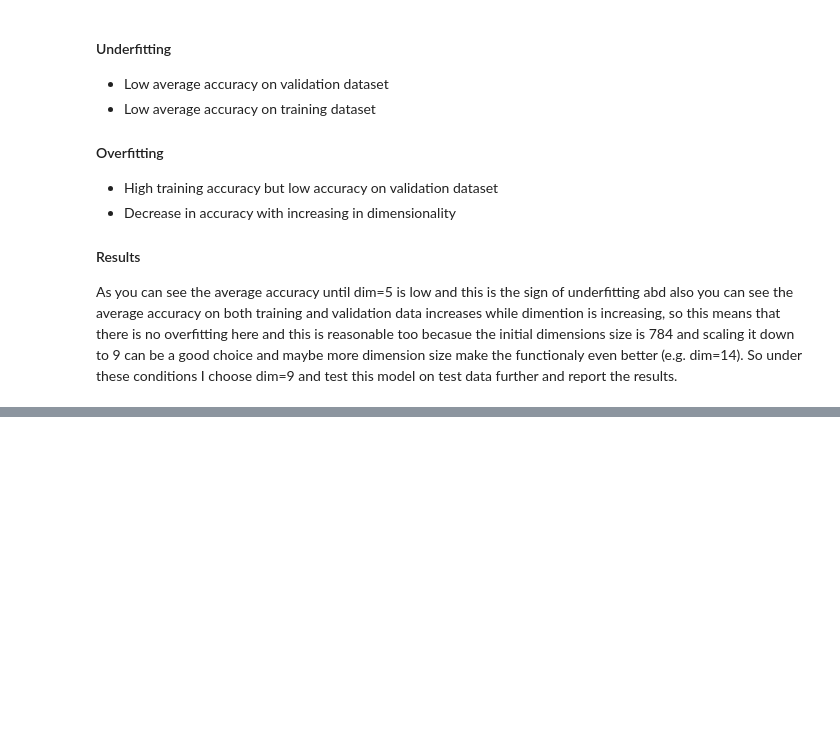
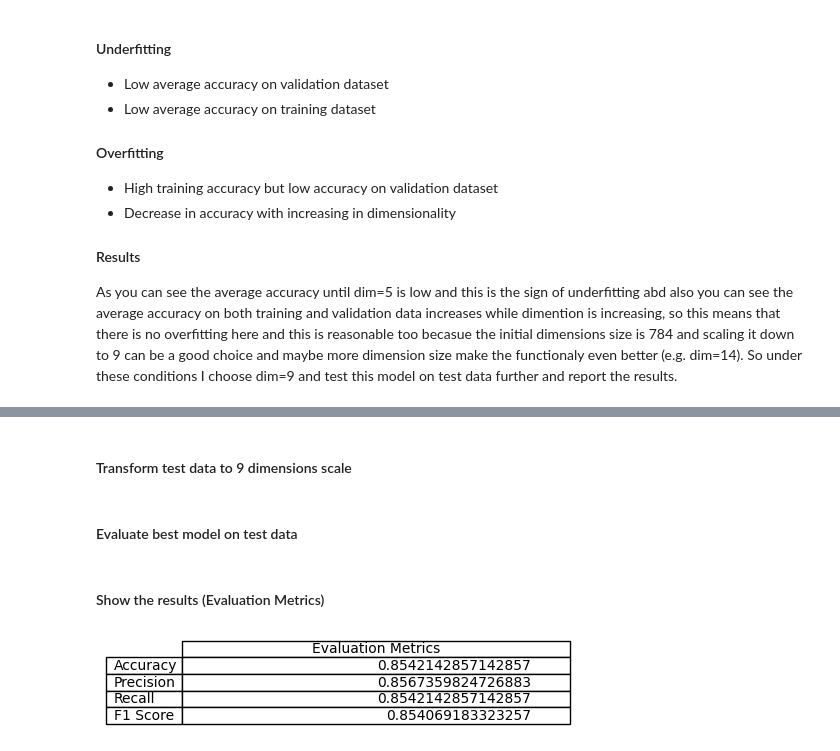
Before and after one commit to yazdanzv/ML_Project_no3, a Jupyter notebook: main.ipynb, the cells around one changed output, grey strips where cells are left out. Drawn from its saved outputs; the diff is of its cells as text; code cells hidden in the pictures; blank space fills up the shorter version.

Commit message:
evaluation is completed

```diff
--- a/main.ipynb
+++ b/main.ipynb
@@ -111,11 +111,14 @@ rkf = RepeatedKFold(n_splits=5, n_repeats=10, random_state=42)
 # Dictionary to store accuracies for each dimension
 accuracy_dict_val = {dim: [] for dim in dimensions}
 accuracy_dict_train = {dim: [] for dim in dimensions}
+perceptrons_dict = {dim: [] for dim in dimensions}
+ldas = []
 
 for dim in dimensions:
 
     lda = LDA(n_components=dim) # Apply LDA to reduce dimensions
     X_reduced = lda.fit_transform(X_train, y_train)
+    ldas.append(copy.deepcopy(lda))
 
     # Perform repeated K-Fold CV
     for train_index, val_index in rkf.split(X_reduced):
@@ -134,6 +137,9 @@ for dim in dimensions:
         # Train data
         accuracy_train = accuracy_score(y_train_fold, perceptron.predict(X_train_fold))
         accuracy_dict_train[dim].append(accuracy_train)
+
+        # Save models
+        perceptrons_dict[dim].append(copy.deepcopy(perceptron))
 # %% [markdown]
 <h2>Boxplots of all dimensions</h2>
 # %%
@@ -174,0 +186,38 @@ plt.show()
+# %%
+# Get the best model
+best_accuracy = 0
+best_model = None
+
+for i in range(len(accuracy_dict_val[9])):
+    if best_accuracy < accuracy_dict_val[9][i]:
+        best_accuracy = accuracy_dict_val[9][i]
+        best_model = copy.deepcopy(perceptrons_dict[9][i])
+# %% [markdown]
+<h4>Transform test data to 9 dimensions scale</h4>
+# %%
+X_test_reduced = ldas[-1].transform(X_test)
+# %% [markdown]
+<h4>Evaluate best model on test data</h4>
+# %%
+# Evaluate
+y_pred = best_model.predict(X_test_reduced)
+
+# Metrics
+acc = accuracy_score(y_test, y_pred)
+pre = precision_score(y_test, y_pred, average='weighted')
+rec = recall_score(y_test, y_pred, average='weighted')
+f1 = f1_score(y_test, y_pred, average='weighted')
+conf_mat = confusion_matrix(y_test, y_pred)
+# %% [markdown]
+<h4>Show the results (Evaluation Metrics)</h4>
+# %%
+table_values = [[acc], [pre], [rec], [f1]]
+col_labels = ['Evaluation Metrics']
+row_labels = ['Accuracy', 'Precision', 'Recall', 'F1 Score']
+
+plt.figure(figsize=(5, 0.5))
+plt.table(cellText=table_values, colLabels=col_labels, rowLabels=row_labels, loc='center')
+plt.axis('off')
+plt.show()
+# %% [output]
+[figure, added]
```
Also changed, not shown: parts of 7 cells of this notebook.
